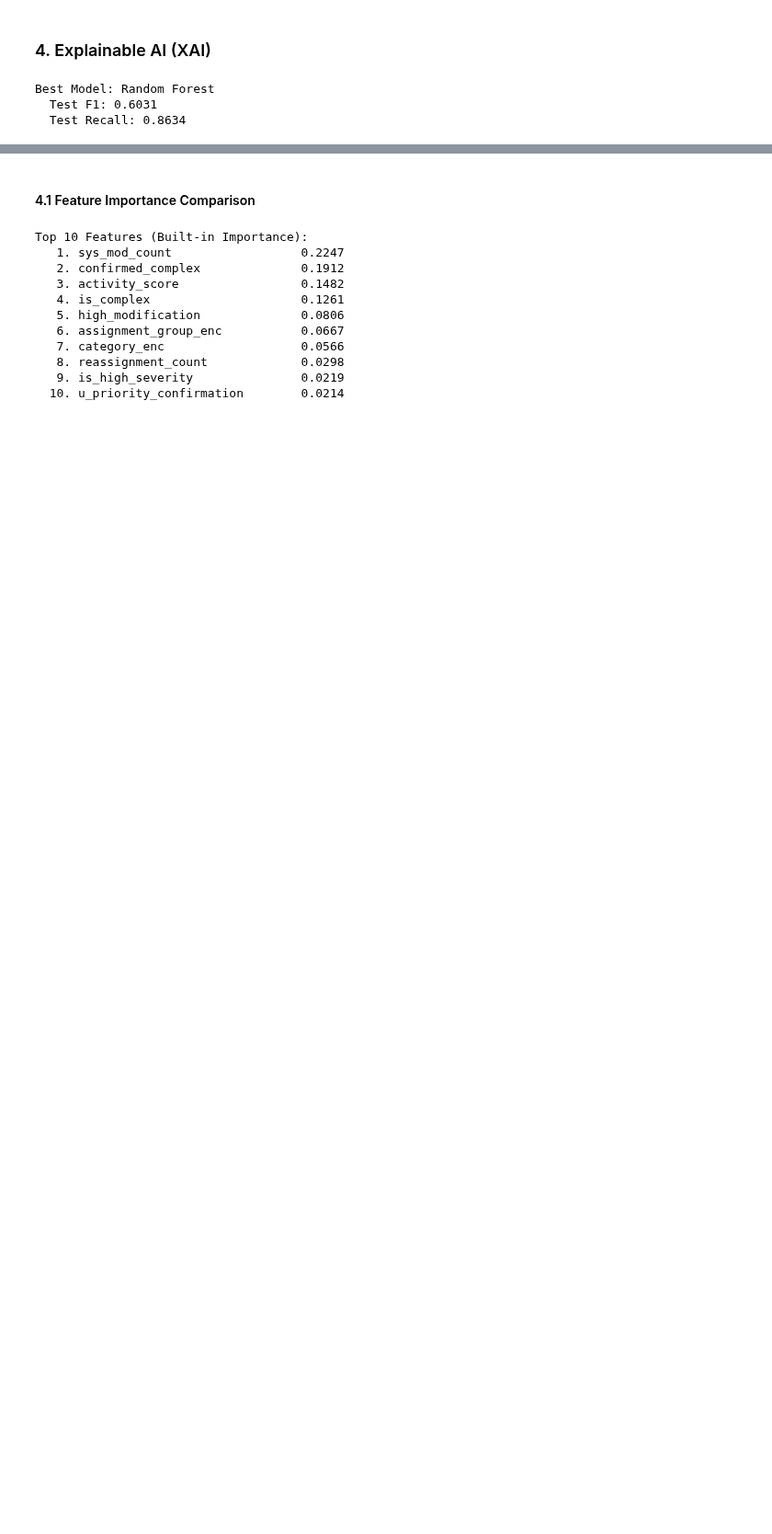
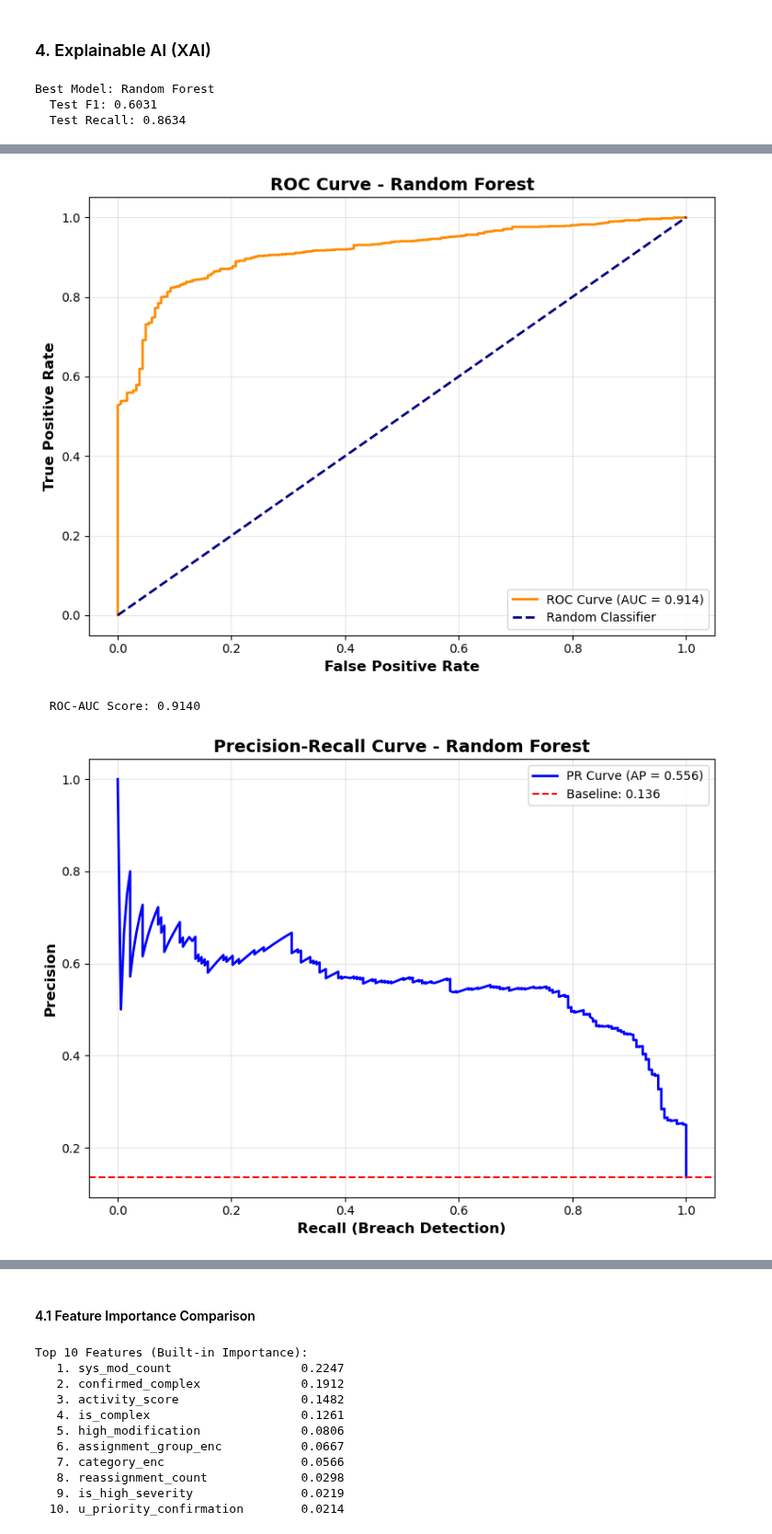
Before and after one commit to Kyuun-Park-1163899/1163899, a Jupyter notebook: task/assignment03_working.ipynb, the cells around one changed output, grey strips where cells are left out. Shown at 92% size. Cells and saved outputs as stored; diff of their text form; code cells hidden in the pictures; blank space fills up the shorter version.

Commit message:
change the position of ROC curve

```diff
--- a/task/assignment03_working.ipynb
+++ b/task/assignment03_working.ipynb
@@ -514,7 +514,7 @@ Class Imbalance Handling
 # %% [markdown]
 Train three algorithms with appropriate hyperparameters
 # %%
-model = {}
+models = {}
 
 # -----------------------------------------------------------------------------
 # (1) Logistic Regression
@@ -870,0 +807,61 @@ Best Model: Random Forest
+# %%
+y_pred_proba_class1 = best_model.predict_proba(X_test_scaled_df)[:, 1]
+y_pred_proba_class0 = best_model.predict_proba(X_test_scaled_df)[:, 0]
+
+# === ROC Curve ===
+fpr, tpr, _ = roc_curve(y_test, y_pred_proba_class1)
+roc_auc = auc(fpr, tpr)
+
+plt.figure(figsize=(8, 6))
+plt.plot(fpr,
+         tpr,
+         color='darkorange',
+         lw=2,
+         label=f'ROC Curve (AUC = {roc_auc:.3f})')
+plt.plot([0, 1], [0, 1],
+         color='navy',
+         lw=2,
+         linestyle='--',
+         label='Random Classifier')
+plt.xlabel('False Positive Rate', fontsize=12, fontweight='bold')
+plt.ylabel('True Positive Rate', fontsize=12, fontweight='bold')
+plt.title(f'ROC Curve - {best_model_name}', fontsize=14, fontweight='bold')
+plt.legend(loc='lower right')
+plt.grid(alpha=0.3)
+plt.tight_layout()
+plt.show()
+
+print(f"  ROC-AUC Score: {roc_auc:.4f}")
+
+# === PR Curve ===
+precision, recall, _ = precision_recall_curve(y_test,
+                                              y_pred_proba_class0,
+                                              pos_label=0)
+ap_score = average_precision_score(y_test, y_pred_proba_class0, pos_label=0)
+
+plt.figure(figsize=(8, 6))
+plt.plot(recall,
+         precision,
+         color='blue',
+         lw=2,
+         label=f'PR Curve (AP = {ap_score:.3f})')
+plt.axhline(y=(y_test == 0).mean(),
+            color='red',
+            linestyle='--',
+            label=f'Baseline: {(y_test==0).mean():.3f}')
+plt.xlabel('Recall (Breach Detection)', fontsize=12, fontweight='bold')
+plt.ylabel('Precision', fontsize=12, fontweight='bold')
+plt.title(f'Precision-Recall Curve - {best_model_name}',
+          fontsize=14,
+          fontweight='bold')
+plt.legend(loc='upper right')
+plt.grid(alpha=0.3)
+plt.tight_layout()
+plt.show()
+
+print(f"  Average Precision: {ap_score:.4f}")
+print(f"  Baseline (Random): {(y_test==0).mean():.4f}")
+# %% [output]
+[figure, added]
+  ROC-AUC Score: 0.9140
+[figure, added]
```
Also changed, not shown: parts of 4 cells of this notebook.
